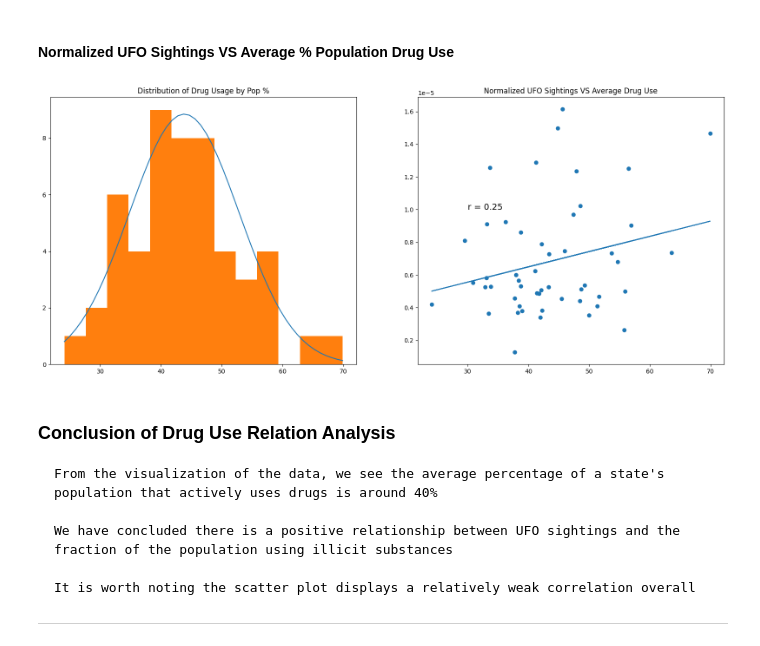
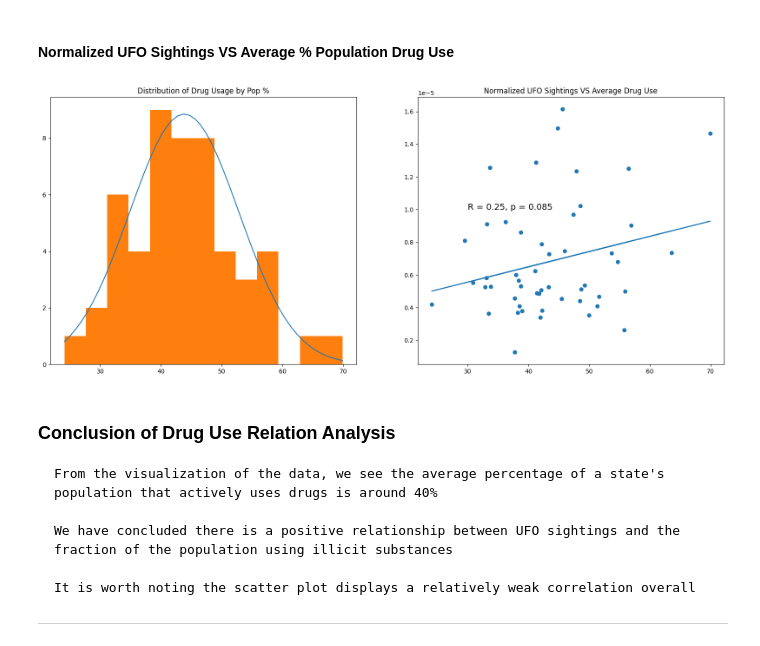
Before and after one commit to codycosta/ENGR201, a Jupyter notebook: weeks-9-10-final-project/project.ipynb, the cells around one changed output. Cells and saved outputs as stored; diff of their text form; code cells hidden in the pictures.

```diff
--- a/weeks-9-10-final-project/project.ipynb
+++ b/weeks-9-10-final-project/project.ipynb
@@ -284,36 +284,36 @@ plt.show()
 # data for plots
 
 x = np.linspace(np.min(drug_data['Total Score']), np.max(drug_data['Total Score']))
 drug_scores = np.array([])
 
 for idx, state in enumerate(pop['State Abbreviation']):
     row = drug_data['State Abbreviation'] == state
     drug_scores = np.append(drug_scores, drug_data[row]['Total Score'])
 
-r5 = stats.pearsonr(drug_scores, normalized_ufo_sightings)[0]
+r5, p5 = stats.pearsonr(drug_scores, normalized_ufo_sightings)
 
 
 # plots
 
 fit, ax = plt.subplots(1, 2, figsize=[20, 8])
 ax[0].plot(x, 200 * stats.norm.pdf(x, np.mean(drug_data['Total Score']), np.std(drug_data['Total Score'])))
 
 ax[0].hist(drug_data['Total Score'], bins=13)
 ax[0].set_title('Distribution of Drug Usage by Pop %')
 
 ax[1].scatter(drug_scores, normalized_ufo_sightings)
 ax[1].set_title('Normalized UFO Sightings VS Average Drug Use')
-ax[1].text(30, 1.0e-5, f'r = {np.round(r5, 2)}', fontsize=14)
+ax[1].text(30, 1.0e-5, f'R = {np.round(r5, 2)}, p = {np.round(p5, 3)}', fontsize=14)
 
 
 # linear regression
 
 m5, b5 = np.polyfit(drug_scores, normalized_ufo_sightings, 1)
 ax[1].plot(drug_scores, m5 * drug_scores + b5)
 
 plt.show()
 # %% [output]
-[figure, old version]
+[figure, new version]
 # %% [markdown]
 ### Conclusion of Drug Use Relation Analysis
     From the visualization of the data, we see the average percentage of a state's population that actively uses drugs is around 40%
```
Also changed, not shown: parts of 7 cells of this notebook, 1 other file.
